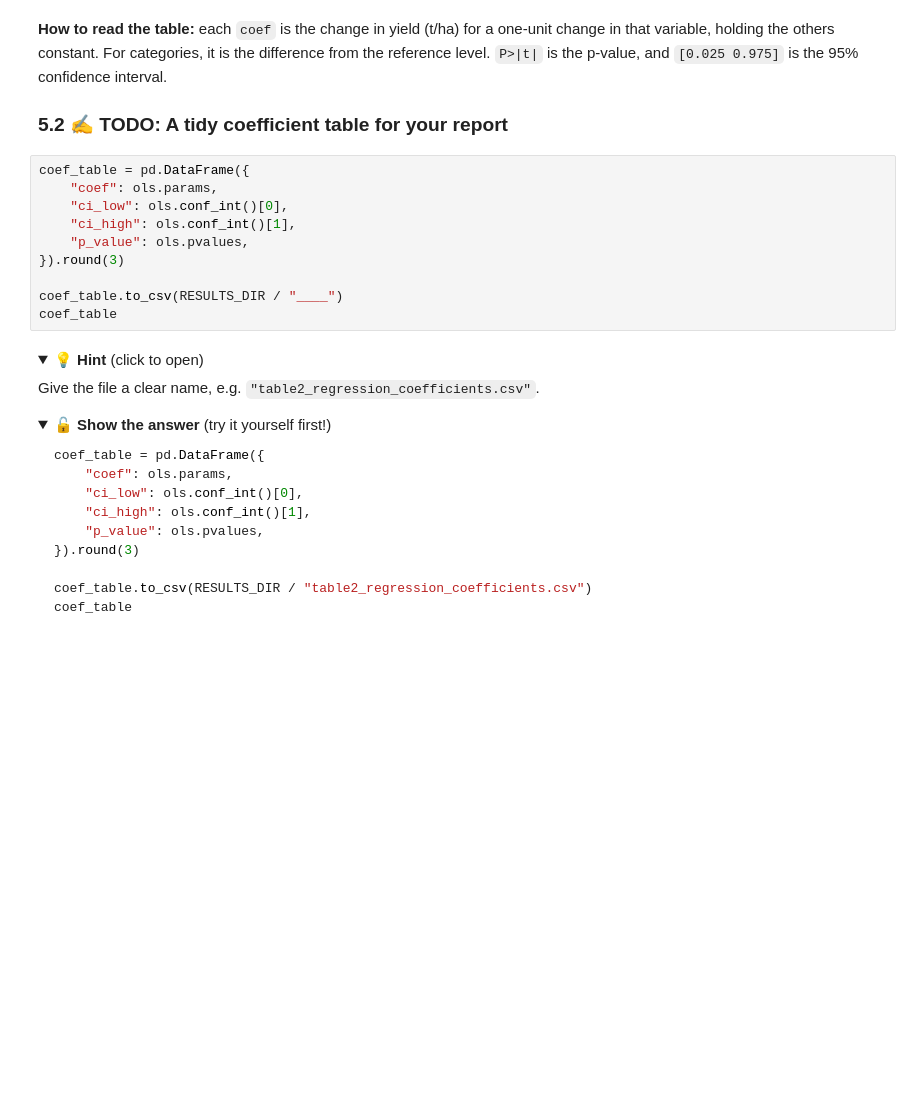
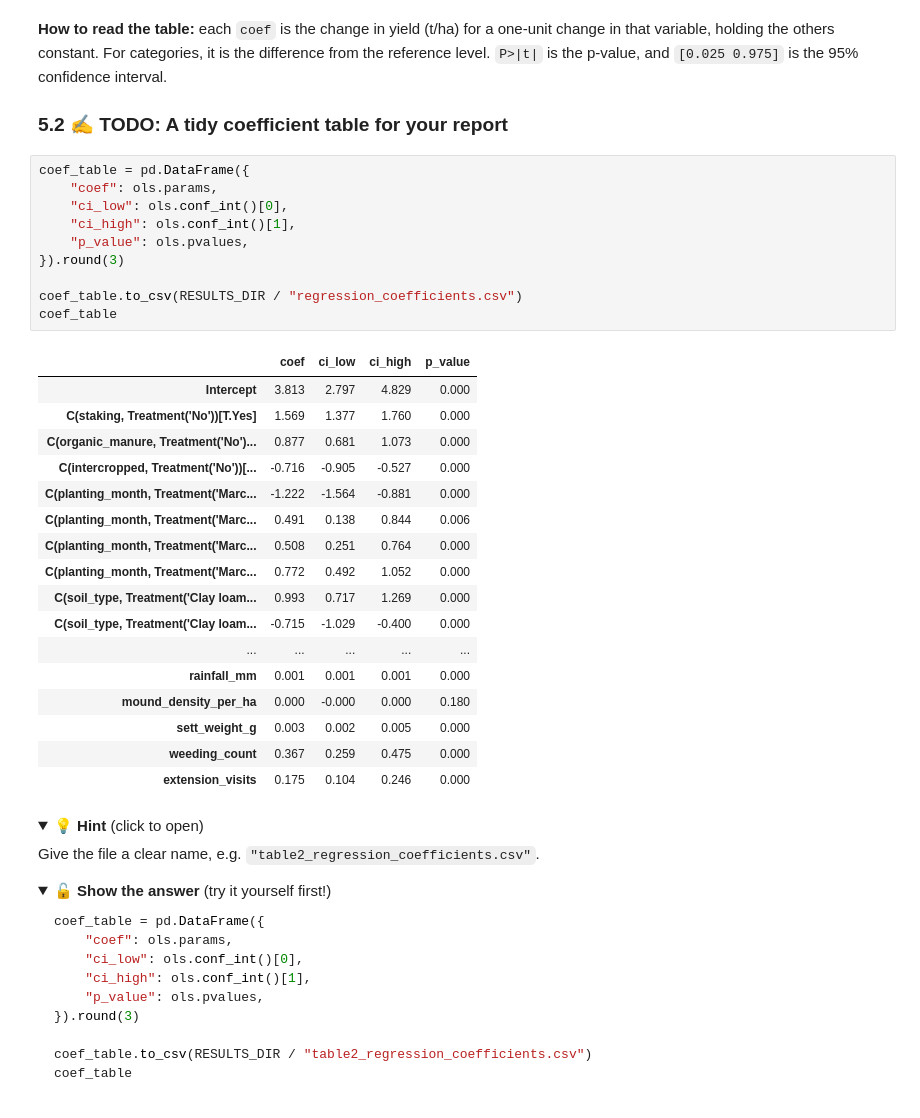
Before and after one commit to ofugocho/NSUK-DS-GROUP-03, a Jupyter notebook: notebooks/group_project.ipynb, the cells around one changed output. Cells and saved outputs as stored; diff of their text form; folded sections open; blank space fills up the shorter version.

```diff
--- a/notebooks/group_project.ipynb
+++ b/notebooks/group_project.ipynb
@@ -1336,13 +1407,31 @@ p-value, and `[0.025 0.975]` is the 95% confidence interval.
 # %%
 coef_table = pd.DataFrame({
     "coef": ols.params,
     "ci_low": ols.conf_int()[0],
     "ci_high": ols.conf_int()[1],
     "p_value": ols.pvalues,
 }).round(3)
 
-coef_table.to_csv(RESULTS_DIR / "____")
+coef_table.to_csv(RESULTS_DIR / "regression_coefficients.csv")
 coef_table
+# %% [output]
+|  | coef | ci_low | ci_high | p_value |
+| Intercept | 3.813 | 2.797 | 4.829 | 0.000 |
+| C(staking, Treatment('No'))[T.Yes] | 1.569 | 1.377 | 1.760 | 0.000 |
+| C(organic_manure, Treatment('No')... | 0.877 | 0.681 | 1.073 | 0.000 |
+| C(intercropped, Treatment('No'))[... | -0.716 | -0.905 | -0.527 | 0.000 |
+| C(planting_month, Treatment('Marc... | -1.222 | -1.564 | -0.881 | 0.000 |
+| C(planting_month, Treatment('Marc... | 0.491 | 0.138 | 0.844 | 0.006 |
+| C(planting_month, Treatment('Marc... | 0.508 | 0.251 | 0.764 | 0.000 |
+| C(planting_month, Treatment('Marc... | 0.772 | 0.492 | 1.052 | 0.000 |
+| C(soil_type, Treatment('Clay loam... | 0.993 | 0.717 | 1.269 | 0.000 |
+| C(soil_type, Treatment('Clay loam... | -0.715 | -1.029 | -0.400 | 0.000 |
+| ... | ... | ... | ... | ... |
+| rainfall_mm | 0.001 | 0.001 | 0.001 | 0.000 |
+| mound_density_per_ha | 0.000 | -0.000 | 0.000 | 0.180 |
+| sett_weight_g | 0.003 | 0.002 | 0.005 | 0.000 |
+| weeding_count | 0.367 | 0.259 | 0.475 | 0.000 |
+| extension_visits | 0.175 | 0.104 | 0.246 | 0.000 |
 # %% [markdown]
 <details><summary>💡 <b>Hint</b> (click to open)</summary>
 
```
Also changed, not shown: parts of 15 cells of this notebook, 1 other file.
